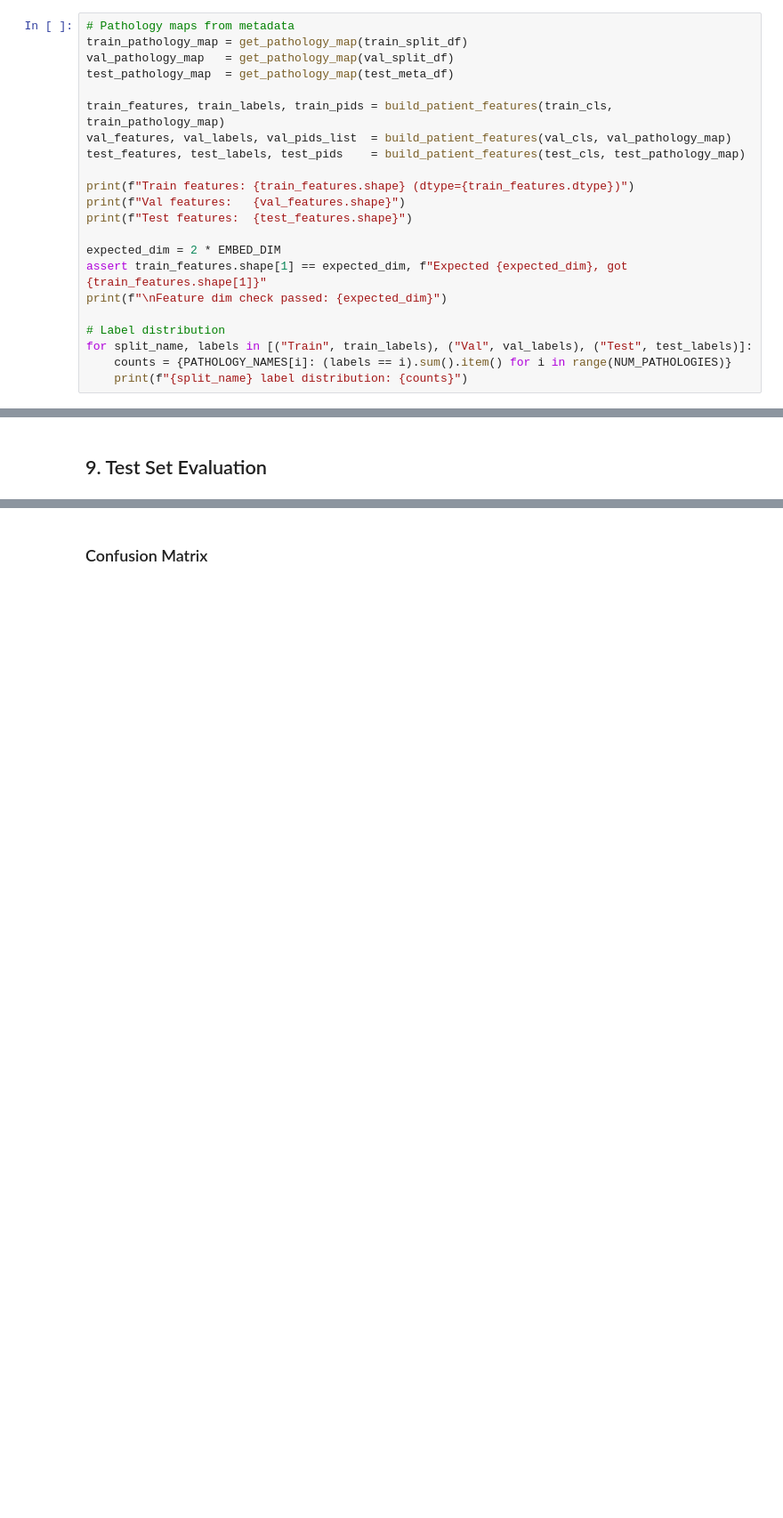
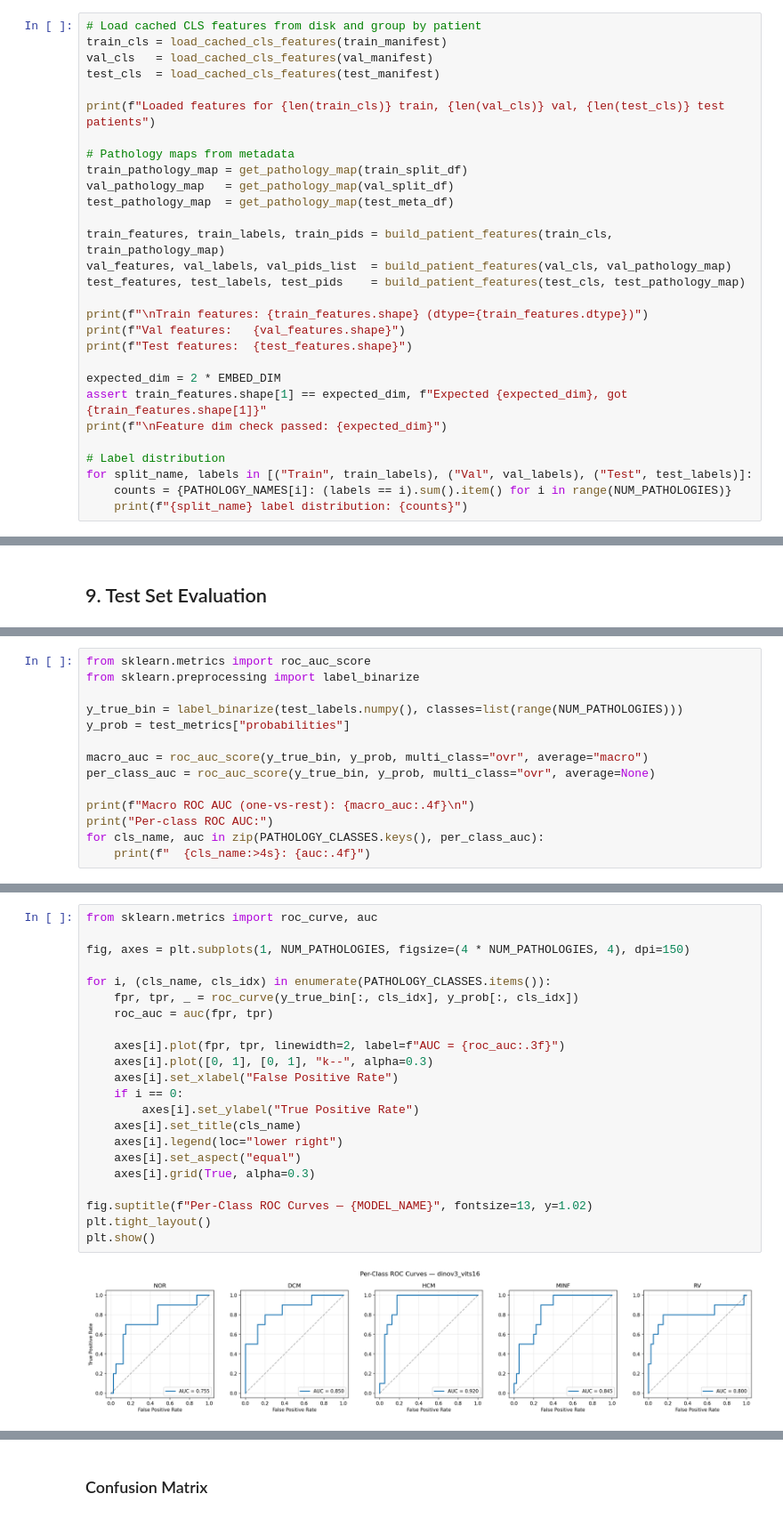
Before and after one commit to alan-turing-institute/heartfm-evals, a Jupyter notebook: notebooks/acdc_classification.ipynb, the cells around one changed output, grey strips where cells are left out. Shown at 89% size. Saved outputs shown, nothing was run; the diff lists cells and outputs as text; blank space fills up the shorter version.

```diff
--- a/notebooks/acdc_classification.ipynb
+++ b/notebooks/acdc_classification.ipynb
@@ -214,4 +215,11 @@ to form a `(2 × embed_dim,)` feature vector per patient.
 # %%
+# Load cached CLS features from disk and group by patient
+train_cls = load_cached_cls_features(train_manifest)
+val_cls   = load_cached_cls_features(val_manifest)
+test_cls  = load_cached_cls_features(test_manifest)
+
+print(f"Loaded features for {len(train_cls)} train, {len(val_cls)} val, {len(test_cls)} test patients")
+
 # Pathology maps from metadata
 train_pathology_map = get_pathology_map(train_split_df)
 val_pathology_map   = get_pathology_map(val_split_df)
@@ -221,7 +229,7 @@ train_features, train_labels, train_pids = build_patient_features(train_cls, tra
 val_features, val_labels, val_pids_list  = build_patient_features(val_cls, val_pathology_map)
 test_features, test_labels, test_pids    = build_patient_features(test_cls, test_pathology_map)
 
-print(f"Train features: {train_features.shape} (dtype={train_features.dtype})")
+print(f"\nTrain features: {train_features.shape} (dtype={train_features.dtype})")
 print(f"Val features:   {val_features.shape}")
 print(f"Test features:  {test_features.shape}")
 
@@ -316,0 +329,14 @@ Per-class accuracy:
+# %%
+from sklearn.metrics import roc_auc_score
+from sklearn.preprocessing import label_binarize
+
+y_true_bin = label_binarize(test_labels.numpy(), classes=list(range(NUM_PATHOLOGIES)))
+y_prob = test_metrics["probabilities"]
+
+macro_auc = roc_auc_score(y_true_bin, y_prob, multi_class="ovr", average="macro")
+per_class_auc = roc_auc_score(y_true_bin, y_prob, multi_class="ovr", average=None)
+
+print(f"Macro ROC AUC (one-vs-rest): {macro_auc:.4f}\n")
+print("Per-class ROC AUC:")
+for cls_name, auc in zip(PATHOLOGY_CLASSES.keys(), per_class_auc):
+    print(f"  {cls_name:>4s}: {auc:.4f}")
@@ -316,0 +352,24 @@ Per-class accuracy:
+# %%
+from sklearn.metrics import roc_curve, auc
+
+fig, axes = plt.subplots(1, NUM_PATHOLOGIES, figsize=(4 * NUM_PATHOLOGIES, 4), dpi=150)
+
+for i, (cls_name, cls_idx) in enumerate(PATHOLOGY_CLASSES.items()):
+    fpr, tpr, _ = roc_curve(y_true_bin[:, cls_idx], y_prob[:, cls_idx])
+    roc_auc = auc(fpr, tpr)
+
+    axes[i].plot(fpr, tpr, linewidth=2, label=f"AUC = {roc_auc:.3f}")
+    axes[i].plot([0, 1], [0, 1], "k--", alpha=0.3)
+    axes[i].set_xlabel("False Positive Rate")
+    if i == 0:
+        axes[i].set_ylabel("True Positive Rate")
+    axes[i].set_title(cls_name)
+    axes[i].legend(loc="lower right")
+    axes[i].set_aspect("equal")
+    axes[i].grid(True, alpha=0.3)
+
+fig.suptitle(f"Per-Class ROC Curves — {MODEL_NAME}", fontsize=13, y=1.02)
+plt.tight_layout()
+plt.show()
+# %% [output]
+[figure, added]
```
Also changed, not shown: parts of 13 cells of this notebook, 5 other files.
